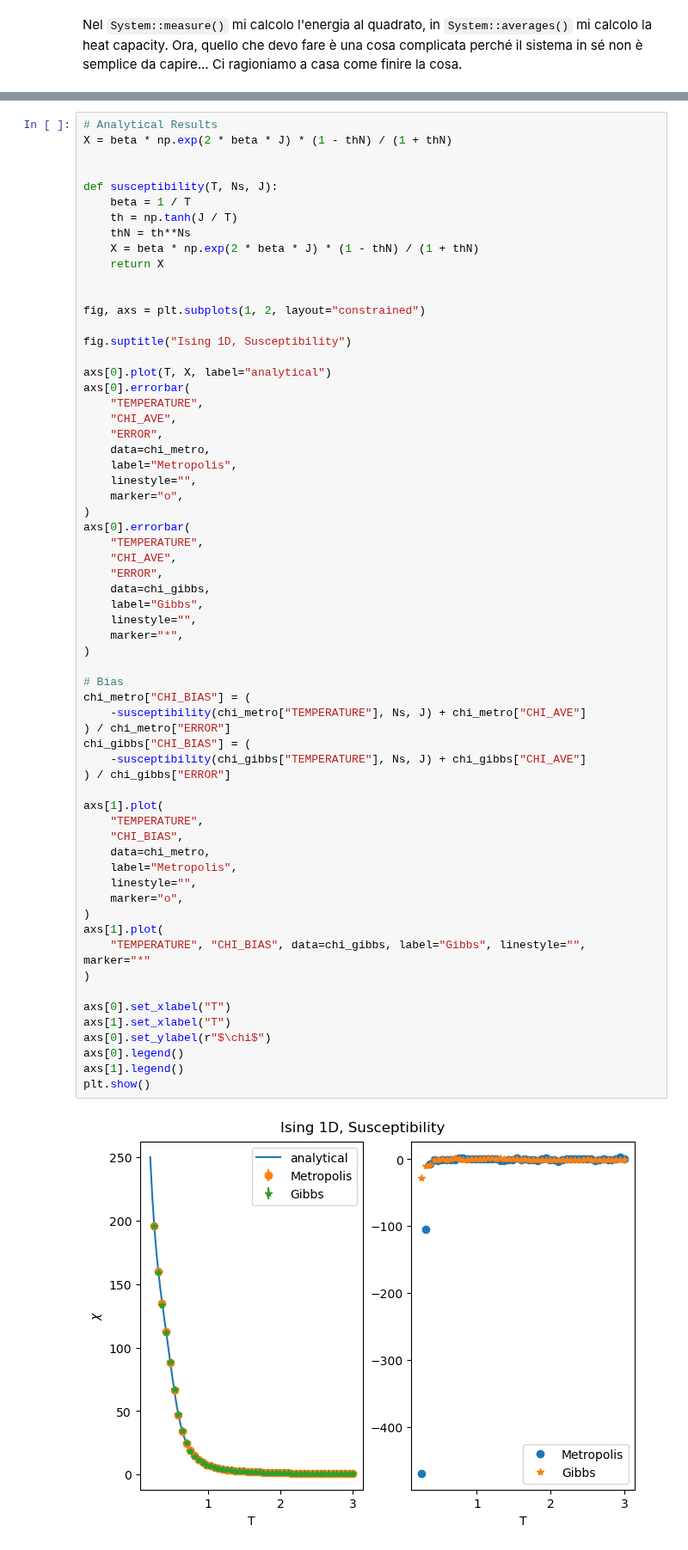
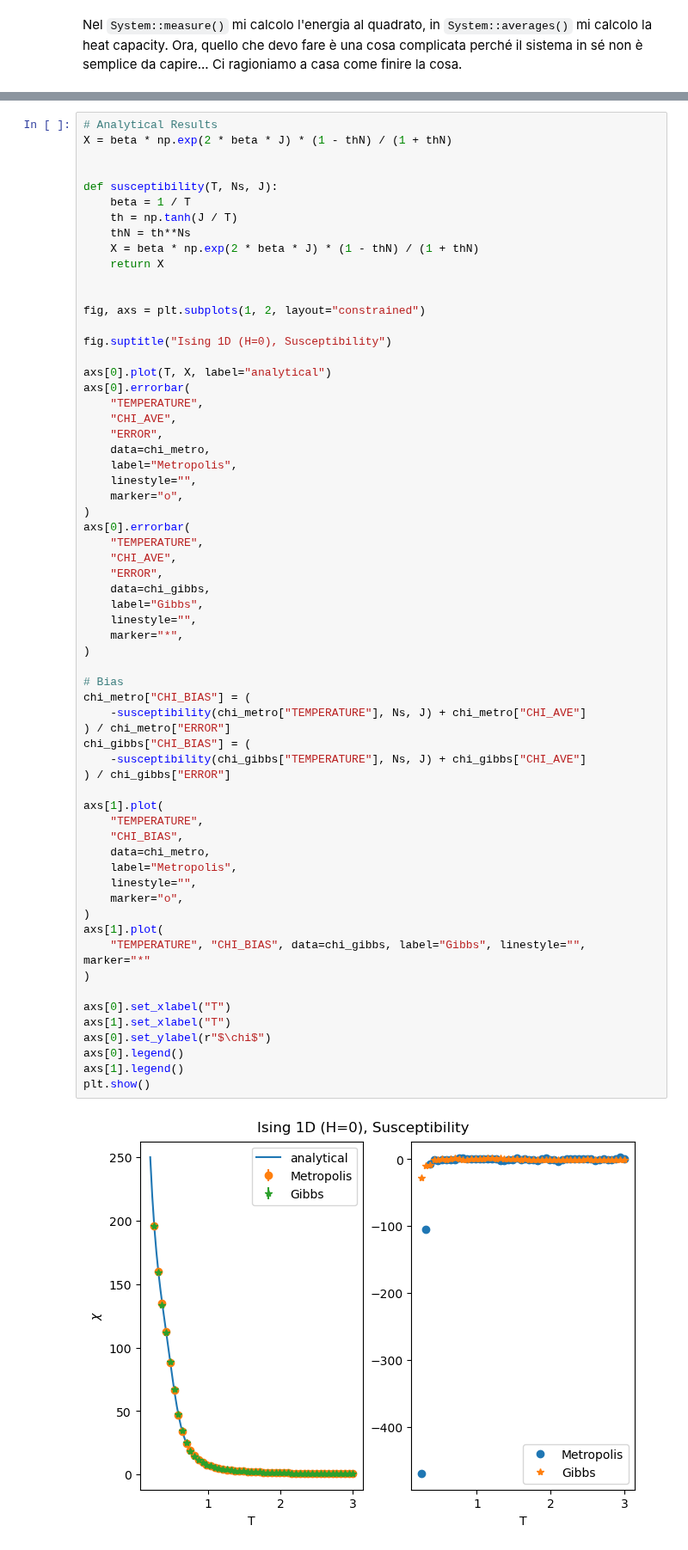
Before and after one commit to RandDouble/SimulazioneNumerica, a Jupyter notebook: LSN_Exercises_06.ipynb, the cells around one changed output, grey strips where cells are left out. Shown at 86% size. Drawn from its saved outputs; the diff is of its cells as text.

```diff
--- a/LSN_Exercises_06.ipynb
+++ b/LSN_Exercises_06.ipynb
@@ -437,7 +512,7 @@ def susceptibility(T, Ns, J):
 
 fig, axs = plt.subplots(1, 2, layout="constrained")
 
-fig.suptitle("Ising 1D, Susceptibility")
+fig.suptitle("Ising 1D (H=0), Susceptibility")
 
 axs[0].plot(T, X, label="analytical")
 axs[0].errorbar(
@@ -459,34 +534,34 @@ axs[0].errorbar(
     marker="*",
 )
 
 # Bias
 chi_metro["CHI_BIAS"] = (
     -susceptibility(chi_metro["TEMPERATURE"], Ns, J) + chi_metro["CHI_AVE"]
 ) / chi_metro["ERROR"]
 chi_gibbs["CHI_BIAS"] = (
     -susceptibility(chi_gibbs["TEMPERATURE"], Ns, J) + chi_gibbs["CHI_AVE"]
 ) / chi_gibbs["ERROR"]
 
 axs[1].plot(
     "TEMPERATURE",
     "CHI_BIAS",
     data=chi_metro,
     label="Metropolis",
     linestyle="",
     marker="o",
 )
 axs[1].plot(
     "TEMPERATURE", "CHI_BIAS", data=chi_gibbs, label="Gibbs", linestyle="", marker="*"
 )
 
 axs[0].set_xlabel("T")
 axs[1].set_xlabel("T")
 axs[0].set_ylabel(r"$\chi$")
 axs[0].legend()
 axs[1].legend()
 plt.show()
 # %% [output]
-[figure, old version]
+[figure, new version]
 # %% [markdown]
 ### Exercise 06.1
 
```
Also changed, not shown: parts of 11 cells of this notebook, 2 other files.
